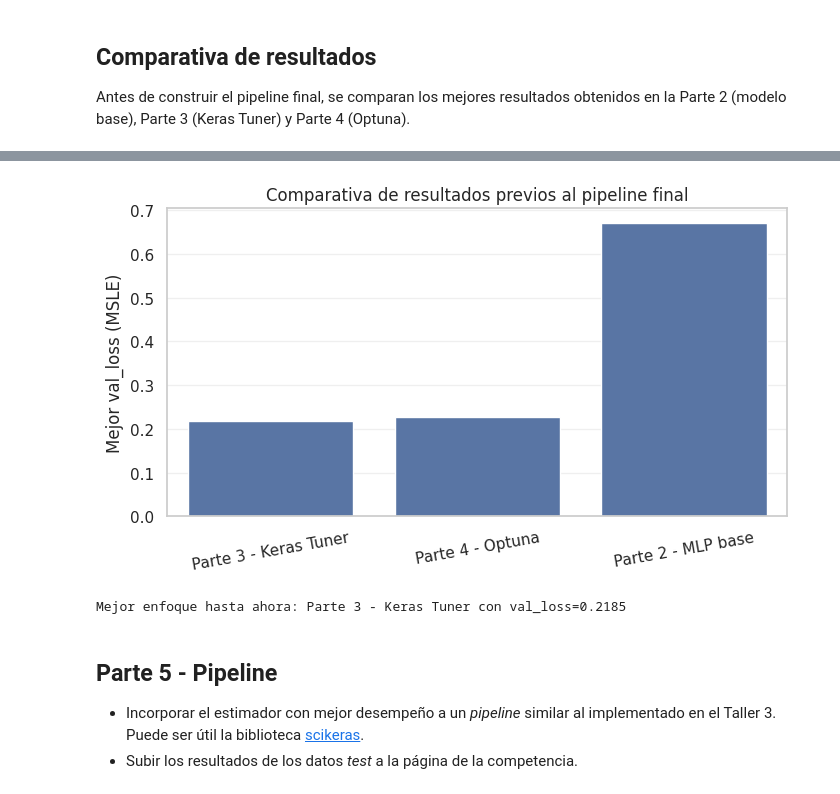
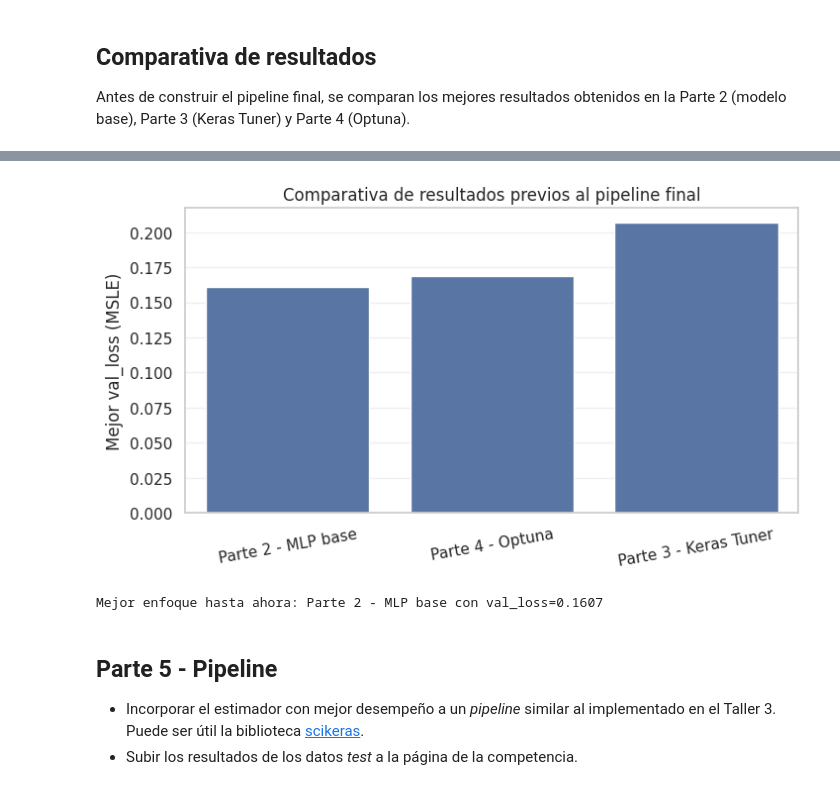
Before and after one commit to srodriguez-lefebre/Machine-Learning-Notebooks, a Jupyter notebook: 5TAA_demanda_de_bicicletas_con_NNs.ipynb, the cells around one changed output, grey strips where cells are left out. Cells and saved outputs as stored; diff of their text form; code cells hidden in the pictures.

Commit message:
mejoras para taller 4 y 5

```diff
--- a/5TAA_demanda_de_bicicletas_con_NNs.ipynb
+++ b/5TAA_demanda_de_bicicletas_con_NNs.ipynb
@@ -335,15 +319,22 @@ Siguiendo el ejemplo de la sección *Building a Regression MLP Using the Sequent
 from sklearn.model_selection import train_test_split
 from tensorflow import keras
 
-X_train, X_valid, y_train, y_valid = train_test_split(
-    X_train_full,
+# Split PRIMERO sobre los DataFrames sin transformar (evita data leakage)
+X_train_raw, X_valid_raw, y_train, y_valid = train_test_split(
+    df_train_model,
     y_train_full,
     test_size=0.1,
     random_state=42,
 )
 
+# Ahora sí: fit del preprocesador SOLO en train, transform en train/valid/test
+X_train = preprocessor.fit_transform(X_train_raw)
+X_valid = preprocessor.transform(X_valid_raw)
+X_test  = preprocessor.transform(df_test_model)
+
 print(f"Shape X_train: {X_train.shape}")
 print(f"Shape X_valid: {X_valid.shape}")
+print(f"Shape X_test:  {X_test.shape}")
 print(f"Shape y_train: {y_train.shape}")
 print(f"Shape y_valid: {y_valid.shape}")
 # %% [output]
@@ -352,21 +344,27 @@ Shape X_valid: (1089, 25)
 Shape y_train: (9797,)
 Shape y_valid: (1089,)
 # %%
+# Semilla fijada ANTES de construir la red (para reproducibilidad)
 keras.utils.set_random_seed(42)
 
+# Arquitectura base alineada con la diapositiva del taller:
+# 3 capas ocultas de 50 neuronas + Adam + MSLE.
+# No se duplica una capa de Normalization interna porque el preprocesador
+# (StandardScaler en el ColumnTransformer) ya estandariza las features.
 mlp_model = keras.models.Sequential([
     keras.layers.Input(shape=(X_train.shape[1],)),
-    keras.layers.Dense(30, activation="relu"),
+    keras.layers.Dense(50, activation="relu"),
+    keras.layers.Dense(50, activation="relu"),
+    keras.layers.Dense(50, activation="relu"),
     keras.layers.Dense(1),
 ])
-# 50 50 50 o 30?
 
 mlp_model.compile(
     loss="mean_squared_logarithmic_error",
-    optimizer="sgd",
+    optimizer="adam",
 )
 
-history = mlp_model.fit(
+history_base = mlp_model.fit(
     X_train,
     y_train,
     epochs=20,
@@ -590,7 +601,7 @@ for architecture_name, first_layer_wider in [
         first_layer_wider=first_layer_wider,
     )
 
-    history = model.fit(
+    arch_history = model.fit(
         X_train,
         y_train,
         epochs=30,
@@ -601,8 +612,8 @@ for architecture_name, first_layer_wider in [
 
     comparison_rows.append({
         "arquitectura": architecture_name,
-        "best_val_loss": min(history.history["val_loss"]),
-        "epochs_entrenadas": len(history.history["val_loss"]),
+        "best_val_loss": min(arch_history.history["val_loss"]),
+        "epochs_entrenadas": len(arch_history.history["val_loss"]),
         "parametros": model.count_params(),
     })
 
@@ -806,7 +817,7 @@ Epoch 30/30
 Antes de construir el pipeline final, se comparan los mejores resultados obtenidos en la Parte 2 (modelo base), Parte 3 (Keras Tuner) y Parte 4 (Optuna).
 # %%
 required_objects = [
-    "history",
+    "history_base",
     "mlp_model",
     "best_hp",
     "best_history",
@@ -824,7 +835,7 @@ if missing_objects:
         f"Faltan: {missing_objects}"
     )
 
-part2_best_val_loss = min(history.history["val_loss"])
+part2_best_val_loss = min(history_base.history["val_loss"])
 part3_best_val_loss = best_val_loss
 part4_best_val_loss = min(optuna_best_history.history["val_loss"])
 
@@ -832,12 +843,12 @@ comparison_results = pd.DataFrame([
     {
         "enfoque": "Parte 2 - MLP base",
         "best_val_loss": part2_best_val_loss,
-        "epochs_entrenadas": len(history.history["val_loss"]),
+        "epochs_entrenadas": len(history_base.history["val_loss"]),
         "parametros": mlp_model.count_params(),
-        "n_hidden": 1,
-        "n_neurons": 30,
-        "learning_rate": 0.01,
-        "batch_size": 32,
+        "n_hidden": 3,
+        "n_neurons": 50,
+        "learning_rate": None,           # Adam default (1e-3)
+        "batch_size": None,              # default de Keras (32)
         "first_layer_wider": False,
     },
     {
@@ -888,5 +899,5 @@ print(
-[figure, old version]
+[figure, new version]
-Mejor enfoque hasta ahora: Parte 3 - Keras Tuner con val_loss=0.2185
+Mejor enfoque hasta ahora: Parte 2 - MLP base con val_loss=0.1607
 # %% [markdown]
 ## Parte 5 - Pipeline
 
```
Also changed, not shown: parts of 14 cells of this notebook, 2 other files.
